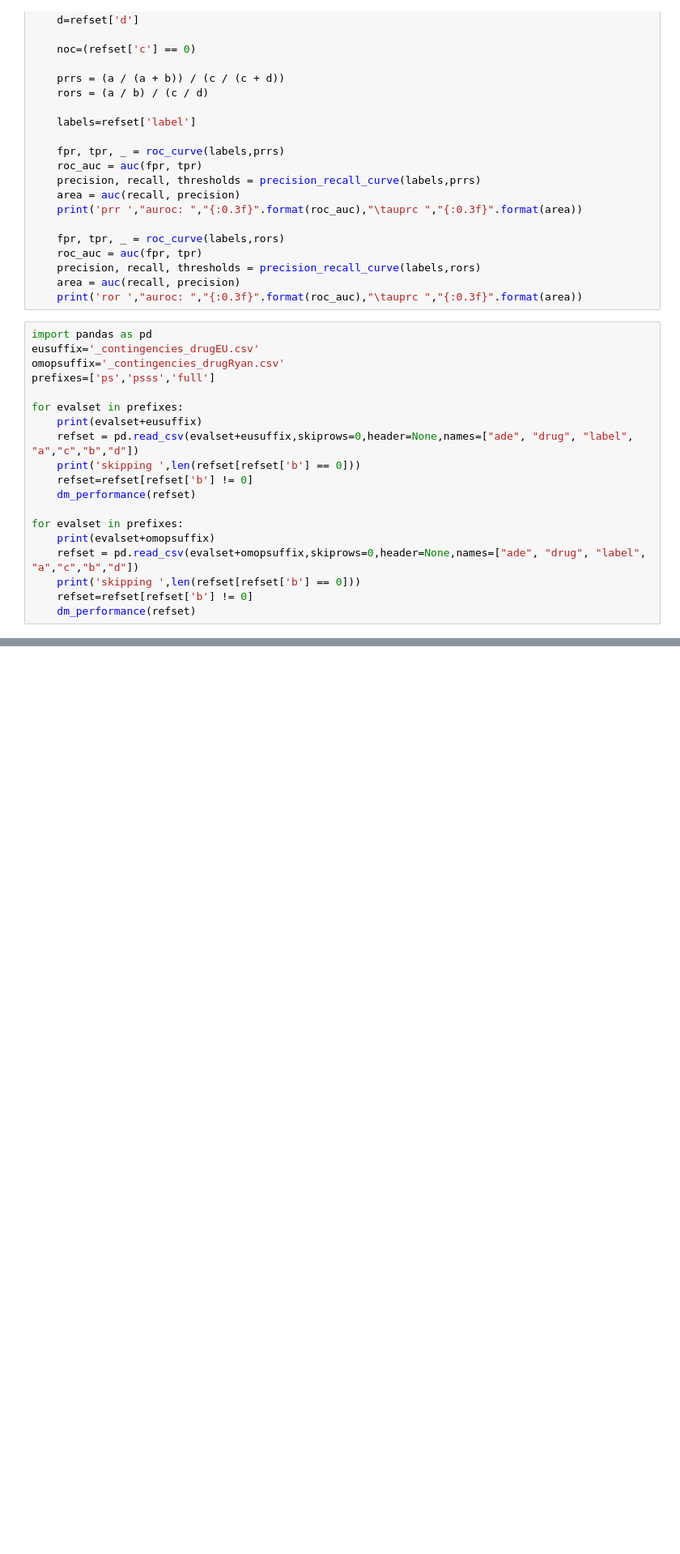
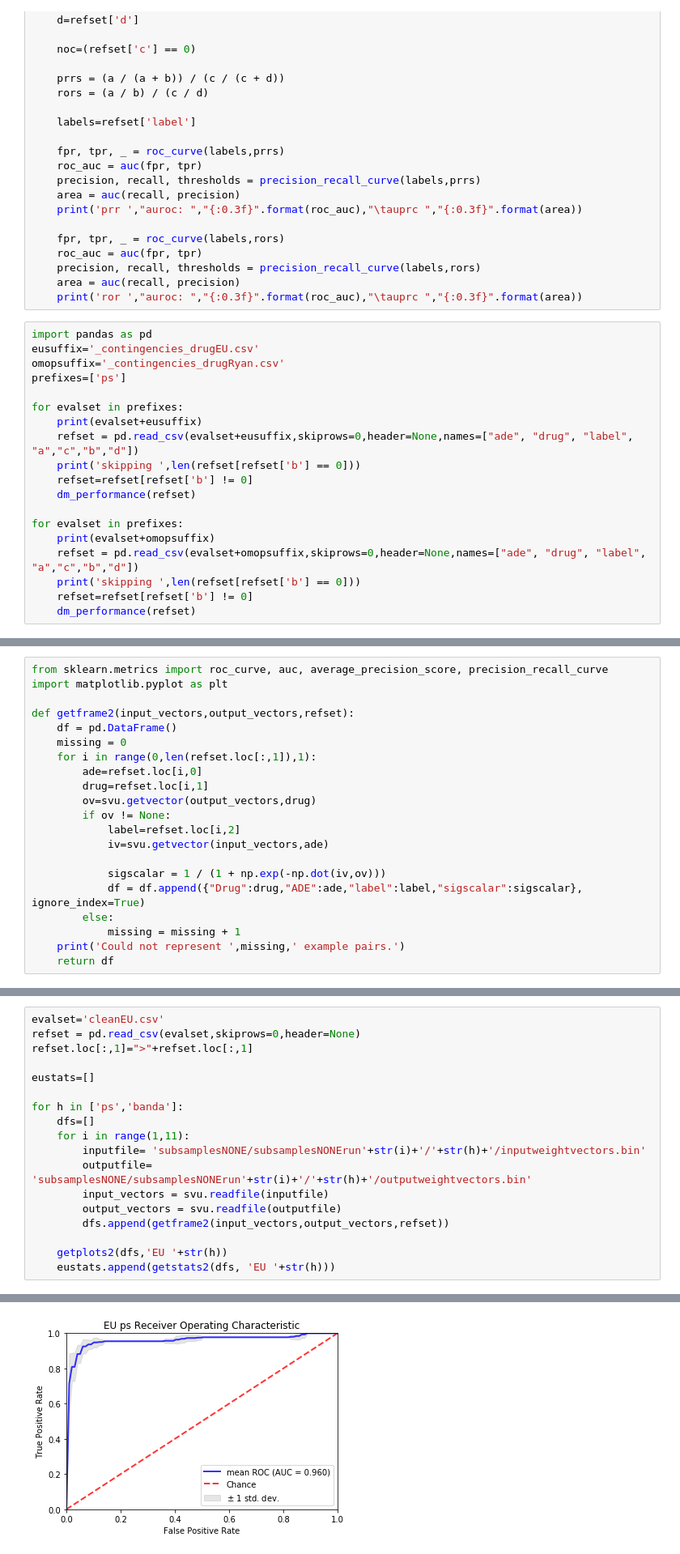
Before and after one commit to treversec/aer2vec, a Jupyter notebook: aer2vecBuild.ipynb, the cells around one changed output, grey strips where cells are left out. Shown at 81% size. Saved outputs shown, nothing was run; the diff lists cells and outputs as text; blank space fills up the shorter version.

Commit message:
modified:   aer2vecBuild.ipynb Added generation of best results from Semantic Vectors binaries with semvec_utils

```diff
--- a/aer2vecBuild.ipynb
+++ b/aer2vecBuild.ipynb
@@ -312,7 +300,7 @@ def dm_performance(refset):
 import pandas as pd
 eusuffix='_contingencies_drugEU.csv'
 omopsuffix='_contingencies_drugRyan.csv'
-prefixes=['ps','psss','full']
+prefixes=['ps']
 
 for evalset in prefixes:
     print(evalset+eusuffix)
@@ -347,0 +376,21 @@ ror  auroc:  0.646      auprc  0.579
+# %%
+from sklearn.metrics import roc_curve, auc, average_precision_score, precision_recall_curve
+import matplotlib.pyplot as plt
+
+def getframe2(input_vectors,output_vectors,refset):
+    df = pd.DataFrame()
+    missing = 0
+    for i in range(0,len(refset.loc[:,1]),1):
+        ade=refset.loc[i,0]
+        drug=refset.loc[i,1]
+        ov=svu.getvector(output_vectors,drug)
+        if ov != None:
+            label=refset.loc[i,2]
+            iv=svu.getvector(input_vectors,ade)
+
+            sigscalar = 1 / (1 + np.exp(-np.dot(iv,ov)))
+            df = df.append({"Drug":drug,"ADE":ade,"label":label,"sigscalar":sigscalar}, ignore_index=True)
+        else:
+            missing = missing + 1
+    print('Could not represent ',missing,' example pairs.')
+    return df
@@ -347,0 +465,19 @@ ror  auroc:  0.646      auprc  0.579
+# %%
+evalset='cleanEU.csv'
+refset = pd.read_csv(evalset,skiprows=0,header=None)
+refset.loc[:,1]=">"+refset.loc[:,1]
+
+eustats=[]
+
+for h in ['ps','banda']:
+    dfs=[]
+    for i in range(1,11):
+        inputfile= 'subsamplesNONE/subsamplesNONErun'+str(i)+'/'+str(h)+'/inputweightvectors.bin'
+        outputfile= 'subsamplesNONE/subsamplesNONErun'+str(i)+'/'+str(h)+'/outputweightvectors.bin'
+        input_vectors = svu.readfile(inputfile)
+        output_vectors = svu.readfile(outputfile)
+        dfs.append(getframe2(input_vectors,output_vectors,refset))
+
+    getplots2(dfs,'EU '+str(h))
+    eustats.append(getstats2(dfs, 'EU '+str(h)))
+# %% [output]
@@ -347,0 +501 @@ ror  auroc:  0.646      auprc  0.579
+[figure, added]
```
Also changed, not shown: parts of 12 cells of this notebook.
